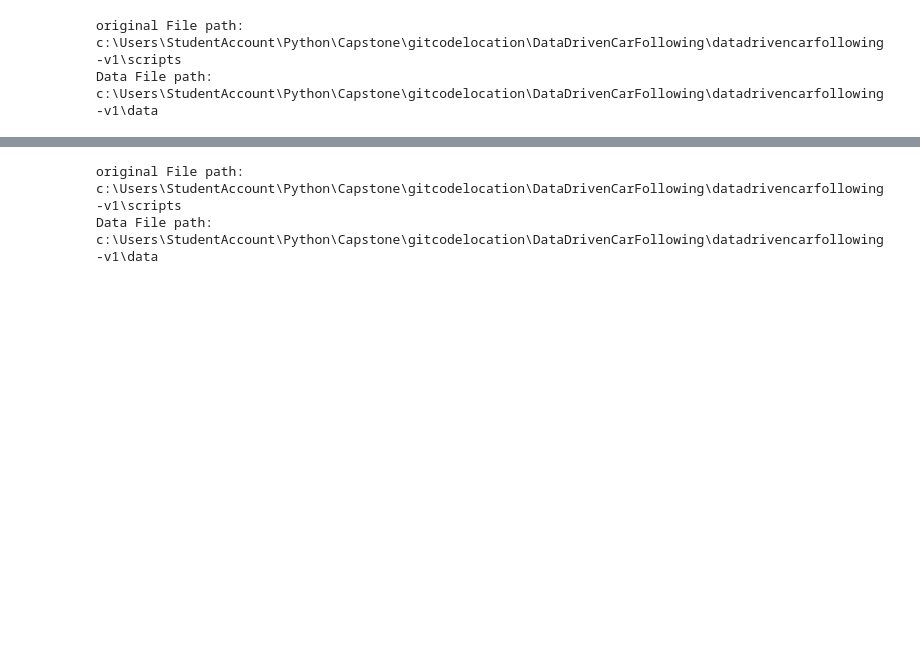
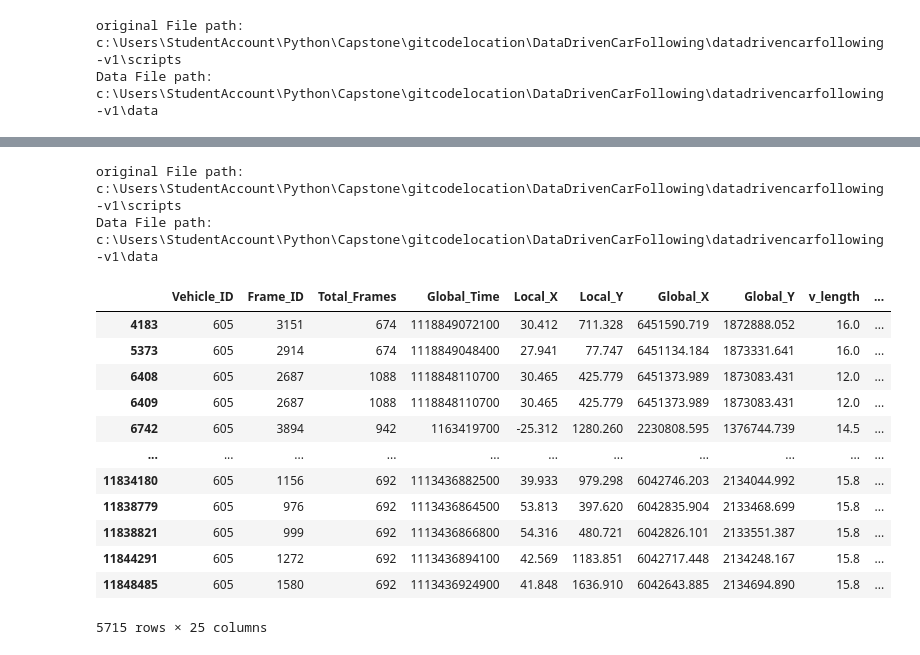
Before and after one commit to VineetDhamija/DataDrivenCarFollowing, a Jupyter notebook: datadrivencarfollowing-v1/scripts/more.ipynb, the cells around one changed output, grey strips where cells are left out. Saved outputs shown, nothing was run; the diff lists cells and outputs as text; code cells hidden in the pictures; blank space fills up the shorter version.

```diff
--- a/datadrivencarfollowing-v1/scripts/more.ipynb
+++ b/datadrivencarfollowing-v1/scripts/more.ipynb
@@ -20,12 +36,22 @@ Data File path: c:\Users\StudentAccount\Python\Capstone\gitcodelocation\DataDriv
 # %%
 file_name='Next_Generation_Simulation__NGSIM__Vehicle_Trajectories_and_Supporting_Data'
 ngsim1=fileProcessing.read_input(file_name)
 
 filtered_ngsim1=ngsim1[((ngsim1['Vehicle_ID'] == 605 ) )]
 #fileProcessing.export_file(filtered_ngsim,'verify_cleaned_file')
-
-
-filtered_ngsim1
 # %% [output]
 original File path: c:\Users\StudentAccount\Python\Capstone\gitcodelocation\DataDrivenCarFollowing\datadrivencarfollowing-v1\scripts
 Data File path: c:\Users\StudentAccount\Python\Capstone\gitcodelocation\DataDrivenCarFollowing\datadrivencarfollowing-v1\data
+|  | Vehicle_ID | Frame_ID | Total_Frames | Global_Time | Local_X | Local_Y | Global_X | Global_Y | v_length | ... |
+| 4183 | 605 | 3151 | 674 | 1118849072100 | 30.412 | 711.328 | 6451590.719 | 1872888.052 | 16.0 | ... |
+| 5373 | 605 | 2914 | 674 | 1118849048400 | 27.941 | 77.747 | 6451134.184 | 1873331.641 | 16.0 | ... |
+| 6408 | 605 | 2687 | 1088 | 1118848110700 | 30.465 | 425.779 | 6451373.989 | 1873083.431 | 12.0 | ... |
+| 6409 | 605 | 2687 | 1088 | 1118848110700 | 30.465 | 425.779 | 6451373.989 | 1873083.431 | 12.0 | ... |
+| 6742 | 605 | 3894 | 942 | 1163419700 | -25.312 | 1280.260 | 2230808.595 | 1376744.739 | 14.5 | ... |
+| ... | ... | ... | ... | ... | ... | ... | ... | ... | ... | ... |
+| 11834180 | 605 | 1156 | 692 | 1113436882500 | 39.933 | 979.298 | 6042746.203 | 2134044.992 | 15.8 | ... |
+| 11838779 | 605 | 976 | 692 | 1113436864500 | 53.813 | 397.620 | 6042835.904 | 2133468.699 | 15.8 | ... |
+| 11838821 | 605 | 999 | 692 | 1113436866800 | 54.316 | 480.721 | 6042826.101 | 2133551.387 | 15.8 | ... |
+| 11844291 | 605 | 1272 | 692 | 1113436894100 | 42.569 | 1183.851 | 6042717.448 | 2134248.167 | 15.8 | ... |
+| 11848485 | 605 | 1580 | 692 | 1113436924900 | 41.848 | 1636.910 | 6042643.885 | 2134694.890 | 15.8 | ... |
+5715 rows × 25 columns
```
Also changed, not shown: parts of 4 cells of this notebook, 5 other files.
